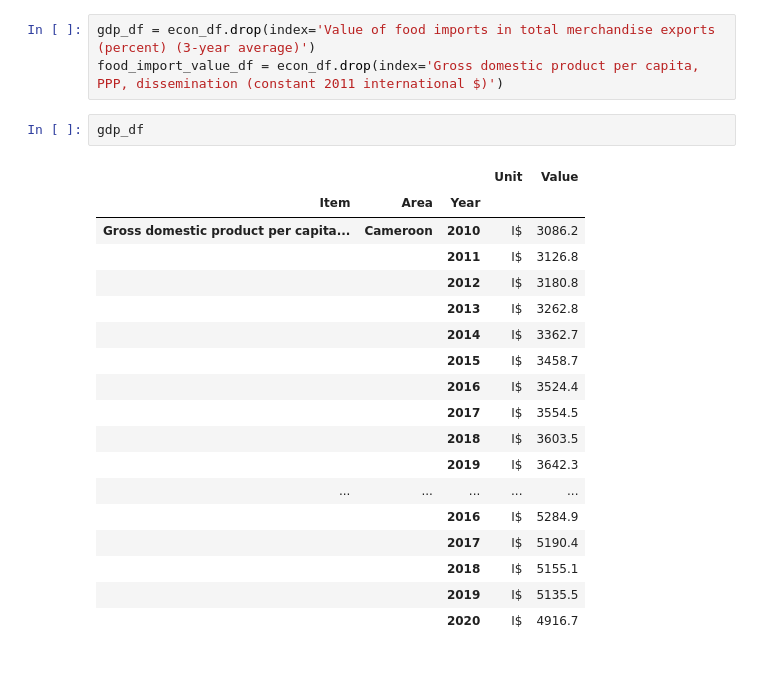
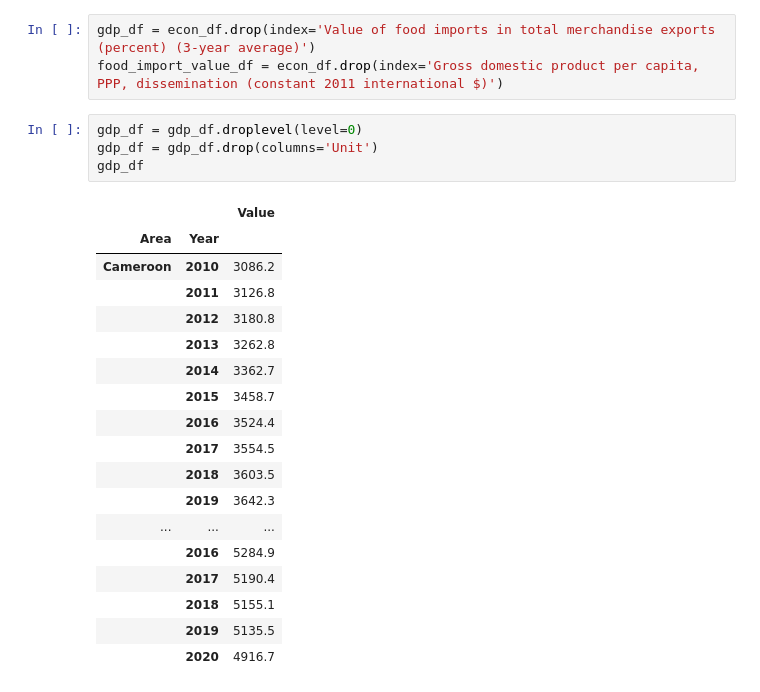
Before and after one commit to pekfrjufrirf12/project1_group3, a Jupyter notebook: Project Data/economic_data.ipynb, the cells around one changed output. Saved outputs shown, nothing was run; the diff lists cells and outputs as text.

```diff
--- a/Project Data/economic_data.ipynb
+++ b/Project Data/economic_data.ipynb
@@ -51,24 +51,26 @@ econ_df.head(60)
 gdp_df = econ_df.drop(index='Value of food imports in total merchandise exports (percent) (3-year average)')
 food_import_value_df = econ_df.drop(index='Gross domestic product per capita, PPP, dissemination (constant 2011 international $)')
 # %%
+gdp_df = gdp_df.droplevel(level=0)
+gdp_df = gdp_df.drop(columns='Unit')
 gdp_df
 # %% [output]
-|  |  |  | Unit | Value |
-| Item | Area | Year |  |  |
-| Gross domestic product per capita... | Cameroon | 2010 | I$ | 3086.2 |
-|  |  | 2011 | I$ | 3126.8 |
-|  |  | 2012 | I$ | 3180.8 |
-|  |  | 2013 | I$ | 3262.8 |
-|  |  | 2014 | I$ | 3362.7 |
-|  |  | 2015 | I$ | 3458.7 |
-|  |  | 2016 | I$ | 3524.4 |
-|  |  | 2017 | I$ | 3554.5 |
-|  |  | 2018 | I$ | 3603.5 |
-|  |  | 2019 | I$ | 3642.3 |
-| ... | ... | ... | ... | ... |
-|  |  | 2016 | I$ | 5284.9 |
-|  |  | 2017 | I$ | 5190.4 |
-|  |  | 2018 | I$ | 5155.1 |
-|  |  | 2019 | I$ | 5135.5 |
-|  |  | 2020 | I$ | 4916.7 |
+|  |  | Value |
+| Area | Year |  |
+| Cameroon | 2010 | 3086.2 |
+|  | 2011 | 3126.8 |
+|  | 2012 | 3180.8 |
+|  | 2013 | 3262.8 |
+|  | 2014 | 3362.7 |
+|  | 2015 | 3458.7 |
+|  | 2016 | 3524.4 |
+|  | 2017 | 3554.5 |
+|  | 2018 | 3603.5 |
+|  | 2019 | 3642.3 |
+| ... | ... | ... |
+|  | 2016 | 5284.9 |
+|  | 2017 | 5190.4 |
+|  | 2018 | 5155.1 |
+|  | 2019 | 5135.5 |
+|  | 2020 | 4916.7 |
 # %%
```
Also changed, not shown: parts of 3 cells of this notebook, 5 other files.
